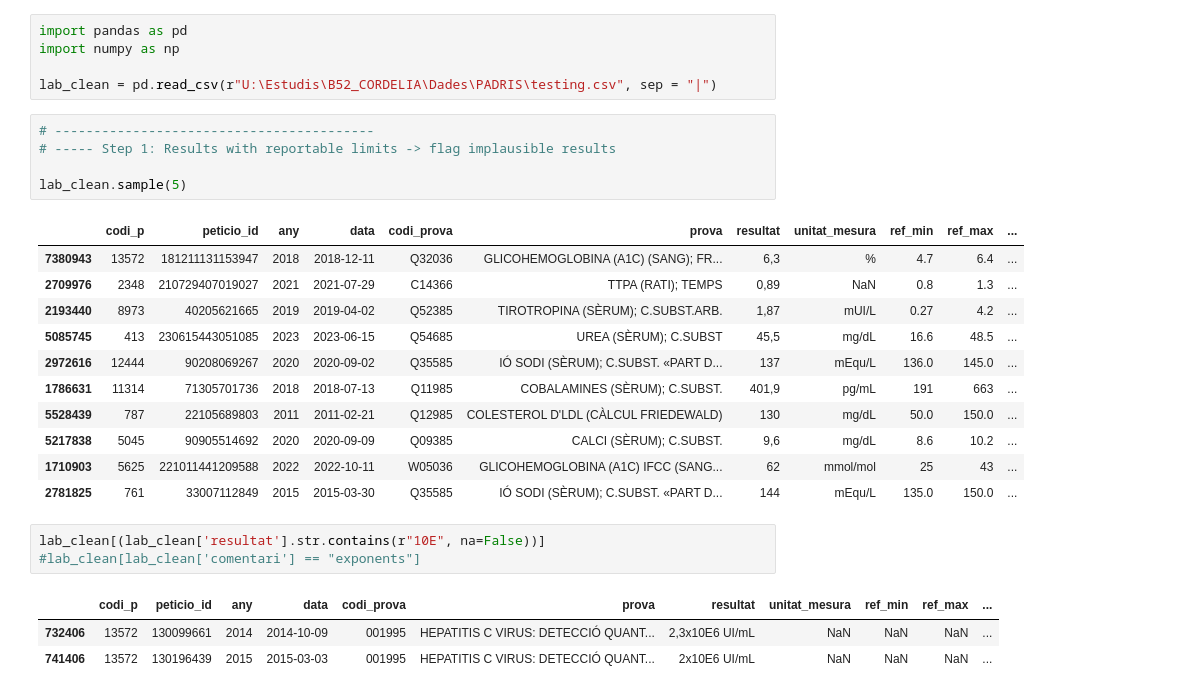
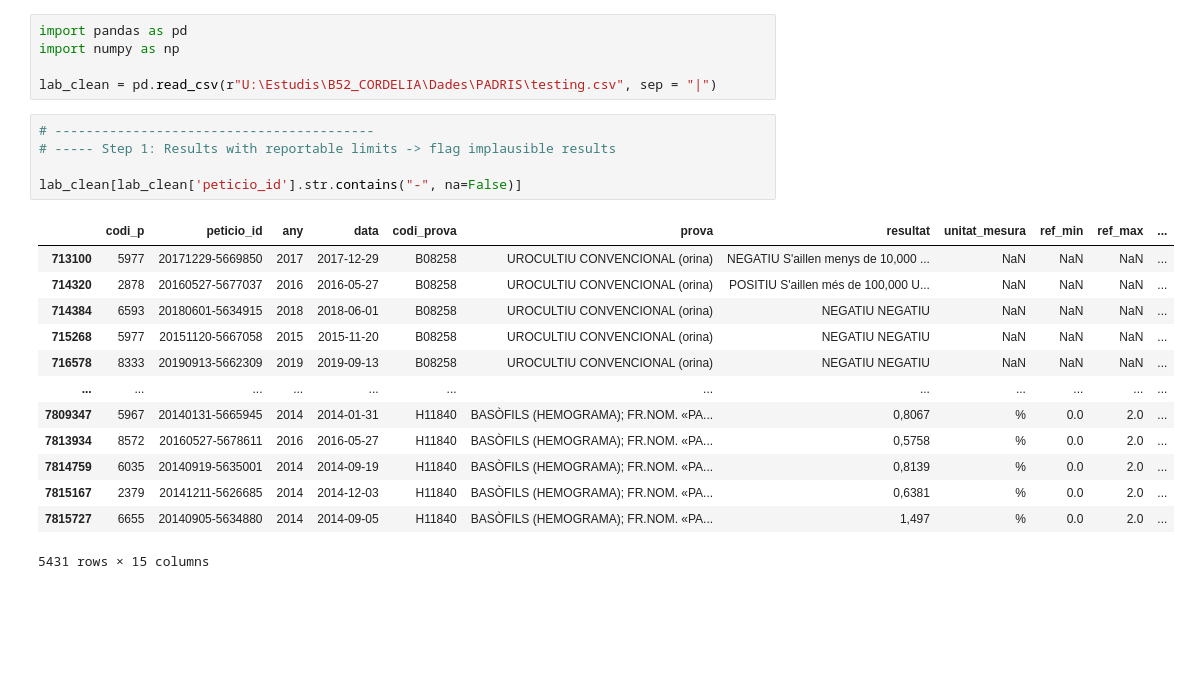
Before and after one commit to CordeliaProject/PADRISDataTools, a Jupyter notebook: source/lab/working.ipynb, the cells around one changed output. Drawn from its saved outputs; the diff is of its cells as text; blank space fills up the shorter version.

```diff
--- a/source/lab/working.ipynb
+++ b/source/lab/working.ipynb
@@ -6,24 +6,19 @@ lab_clean = pd.read_csv(r"U:\Estudis\B52_CORDELIA\Dades\PADRIS\testing.csv", sep
 # %%
 # -----------------------------------------
 # ----- Step 1: Results with reportable limits -> flag implausible results
 
-lab_clean.sample(5)
+lab_clean[lab_clean['peticio_id'].str.contains("-", na=False)]
 # %% [output]
 |  | codi_p | peticio_id | any | data | codi_prova | prova | resultat | unitat_mesura | ref_min | ref_max | ... |
-| 7380943 | 13572 | 181211131153947 | 2018 | 2018-12-11 | Q32036 | GLICOHEMOGLOBINA (A1C) (SANG); FR... | 6,3 | % | 4.7 | 6.4 | ... |
-| 2709976 | 2348 | 210729407019027 | 2021 | 2021-07-29 | C14366 | TTPA (RATI); TEMPS | 0,89 | NaN | 0.8 | 1.3 | ... |
-| 2193440 | 8973 | 40205621665 | 2019 | 2019-04-02 | Q52385 | TIROTROPINA (SÈRUM); C.SUBST.ARB. | 1,87 | mUI/L | 0.27 | 4.2 | ... |
-| 5085745 | 413 | 230615443051085 | 2023 | 2023-06-15 | Q54685 | UREA (SÈRUM); C.SUBST | 45,5 | mg/dL | 16.6 | 48.5 | ... |
-| 2972616 | 12444 | 90208069267 | 2020 | 2020-09-02 | Q35585 | IÓ SODI (SÈRUM); C.SUBST. «PART D... | 137 | mEqu/L | 136.0 | 145.0 | ... |
-| 1786631 | 11314 | 71305701736 | 2018 | 2018-07-13 | Q11985 | COBALAMINES (SÈRUM); C.SUBST. | 401,9 | pg/mL | 191 | 663 | ... |
-| 5528439 | 787 | 22105689803 | 2011 | 2011-02-21 | Q12985 | COLESTEROL D'LDL (CÀLCUL FRIEDEWALD) | 130 | mg/dL | 50.0 | 150.0 | ... |
-| 5217838 | 5045 | 90905514692 | 2020 | 2020-09-09 | Q09385 | CALCI (SÈRUM); C.SUBST. | 9,6 | mg/dL | 8.6 | 10.2 | ... |
-| 1710903 | 5625 | 221011441209588 | 2022 | 2022-10-11 | W05036 | GLICOHEMOGLOBINA (A1C) IFCC (SANG... | 62 | mmol/mol | 25 | 43 | ... |
-| 2781825 | 761 | 33007112849 | 2015 | 2015-03-30 | Q35585 | IÓ SODI (SÈRUM); C.SUBST. «PART D... | 144 | mEqu/L | 135.0 | 150.0 | ... |
+| 713100 | 5977 | 20171229-5669850 | 2017 | 2017-12-29 | B08258 | UROCULTIU CONVENCIONAL (orina) | NEGATIU S'aillen menys de 10,000 ... | NaN | NaN | NaN | ... |
+| 714320 | 2878 | 20160527-5677037 | 2016 | 2016-05-27 | B08258 | UROCULTIU CONVENCIONAL (orina) | POSITIU S'aillen més de 100,000 U... | NaN | NaN | NaN | ... |
+| 714384 | 6593 | 20180601-5634915 | 2018 | 2018-06-01 | B08258 | UROCULTIU CONVENCIONAL (orina) | NEGATIU NEGATIU | NaN | NaN | NaN | ... |
+| 715268 | 5977 | 20151120-5667058 | 2015 | 2015-11-20 | B08258 | UROCULTIU CONVENCIONAL (orina) | NEGATIU NEGATIU | NaN | NaN | NaN | ... |
+| 716578 | 8333 | 20190913-5662309 | 2019 | 2019-09-13 | B08258 | UROCULTIU CONVENCIONAL (orina) | NEGATIU NEGATIU | NaN | NaN | NaN | ... |
+| ... | ... | ... | ... | ... | ... | ... | ... | ... | ... | ... | ... |
+| 7809347 | 5967 | 20140131-5665945 | 2014 | 2014-01-31 | H11840 | BASÒFILS (HEMOGRAMA); FR.NOM. «PA... | 0,8067 | % | 0.0 | 2.0 | ... |
+| 7813934 | 8572 | 20160527-5678611 | 2016 | 2016-05-27 | H11840 | BASÒFILS (HEMOGRAMA); FR.NOM. «PA... | 0,5758 | % | 0.0 | 2.0 | ... |
+| 7814759 | 6035 | 20140919-5635001 | 2014 | 2014-09-19 | H11840 | BASÒFILS (HEMOGRAMA); FR.NOM. «PA... | 0,8139 | % | 0.0 | 2.0 | ... |
+| 7815167 | 2379 | 20141211-5626685 | 2014 | 2014-12-03 | H11840 | BASÒFILS (HEMOGRAMA); FR.NOM. «PA... | 0,6381 | % | 0.0 | 2.0 | ... |
+| 7815727 | 6655 | 20140905-5634880 | 2014 | 2014-09-05 | H11840 | BASÒFILS (HEMOGRAMA); FR.NOM. «PA... | 1,497 | % | 0.0 | 2.0 | ... |
+5431 rows × 15 columns
-# %%
-lab_clean[(lab_clean['resultat'].str.contains(r"10E", na=False))]
-#lab_clean[lab_clean['comentari'] == "exponents"]
-# %% [output]
-|  | codi_p | peticio_id | any | data | codi_prova | prova | resultat | unitat_mesura | ref_min | ref_max | ... |
-| 732406 | 13572 | 130099661 | 2014 | 2014-10-09 | 001995 | HEPATITIS C VIRUS: DETECCIÓ QUANT... | 2,3x10E6 UI/mL | NaN | NaN | NaN | ... |
-| 741406 | 13572 | 130196439 | 2015 | 2015-03-03 | 001995 | HEPATITIS C VIRUS: DETECCIÓ QUANT... | 2x10E6 UI/mL | NaN | NaN | NaN | ... |
```
Also changed, not shown: parts of 3 cells of this notebook, 4 other files.
